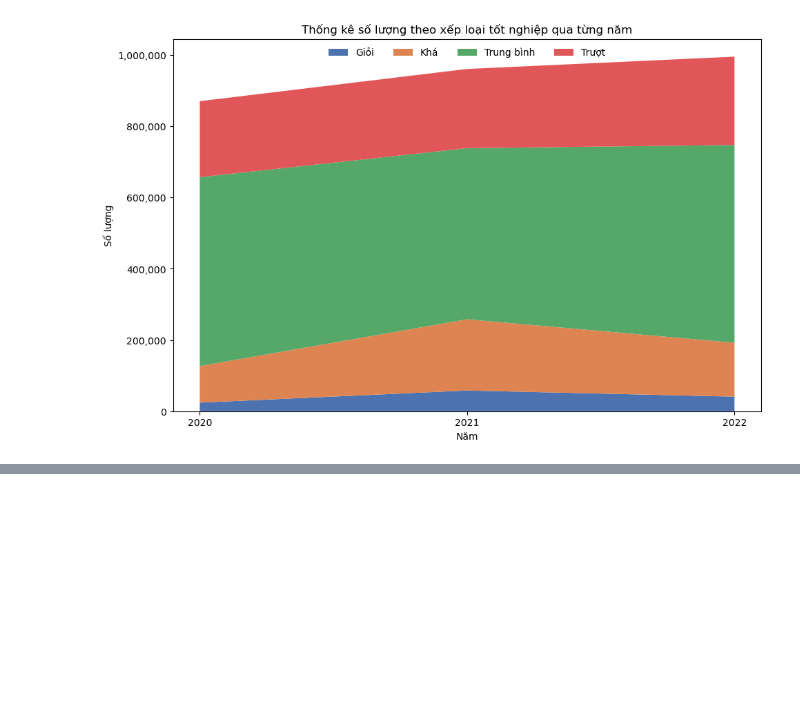
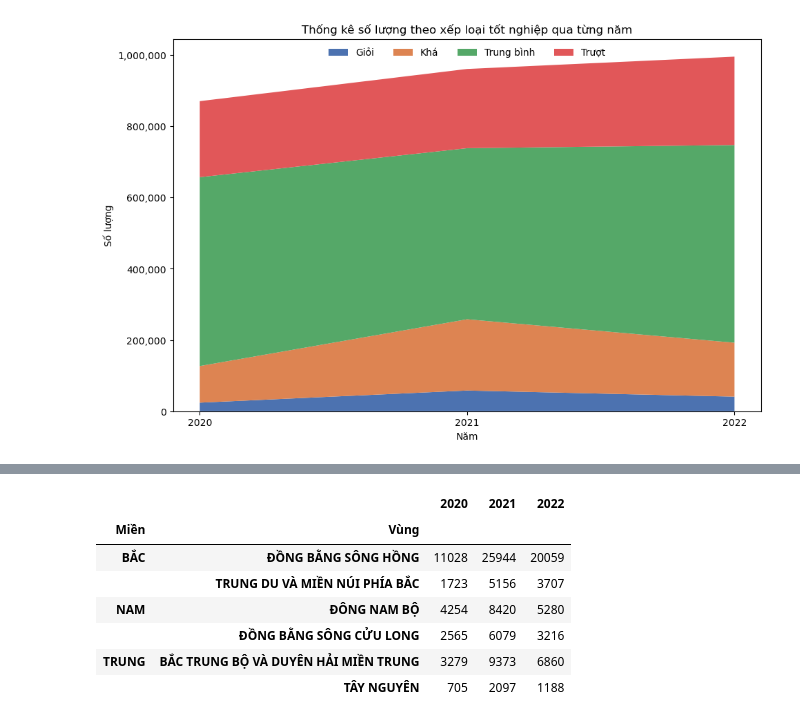
Before and after one commit to VTaPo/Project_LT_LTKHDL, a Jupyter notebook: PhanTichDuLieu-1.ipynb, the cells around one changed output, grey strips where cells are left out. Saved outputs shown, nothing was run; the diff lists cells and outputs as text; code cells hidden in the pictures; blank space fills up the shorter version.

```diff
--- a/PhanTichDuLieu-1.ipynb
+++ b/PhanTichDuLieu-1.ipynb
@@ -533,0 +635,27 @@ Thống kê trung bình điểm xét tốt nghiệp theo từng tỉnh thành tr
+# %%
+for y in year:
+    grade_df_copy[y]['ĐXLTN'] = grade_df_copy[y][['Toán', 'Văn', 'Ngoại ngữ', 'TB-KHTN', 'TB-KHXH']].mean(axis=1, skipna=True)
+    grade_df_copy[y]['TBKHTN'] = grade_df_copy[y]['TB-KHTN']
+    grade_df_copy[y]['TBKHXH'] = grade_df_copy[y]['TB-KHXH']
+    grade_df_copy[y]['Ngoại_ngữ'] = grade_df_copy[y]['Ngoại ngữ']
+
+loaigioi = {}
+for y in year:
+    loaigioi[y]  = grade_df_copy[y].query('ĐXLTN >= 8 & Toán >= 7 & Văn >= 7 & Ngoại_ngữ >= 7 & (TBKHTN >= 7 | TBKHXH >= 7)')
+
+num_gioi_per_area = {}
+for y in year:
+    num_gioi_per_area[y] = pd.DataFrame(loaigioi[y][['Vùng', 'Miền']].groupby('Miền').value_counts())
+
+num_gioi_per_area = pd.concat([num_gioi_per_area['2020'], num_gioi_per_area['2021'], num_gioi_per_area['2022']], axis=1)
+num_gioi_per_area.columns = year
+num_gioi_per_area
+# %% [output]
+|  |  | 2020 | 2021 | 2022 |
+| Miền | Vùng |  |  |  |
+| BẮC | ĐỒNG BẰNG SÔNG HỒNG | 11028 | 25944 | 20059 |
+|  | TRUNG DU VÀ MIỀN NÚI PHÍA BẮC | 1723 | 5156 | 3707 |
+| NAM | ĐÔNG NAM BỘ | 4254 | 8420 | 5280 |
+|  | ĐỒNG BẰNG SÔNG CỬU LONG | 2565 | 6079 | 3216 |
+| TRUNG | BẮC TRUNG BỘ VÀ DUYÊN HẢI MIỀN TRUNG | 3279 | 9373 | 6860 |
+|  | TÂY NGUYÊN | 705 | 2097 | 1188 |
```
Also changed, not shown: parts of 8 cells of this notebook.
